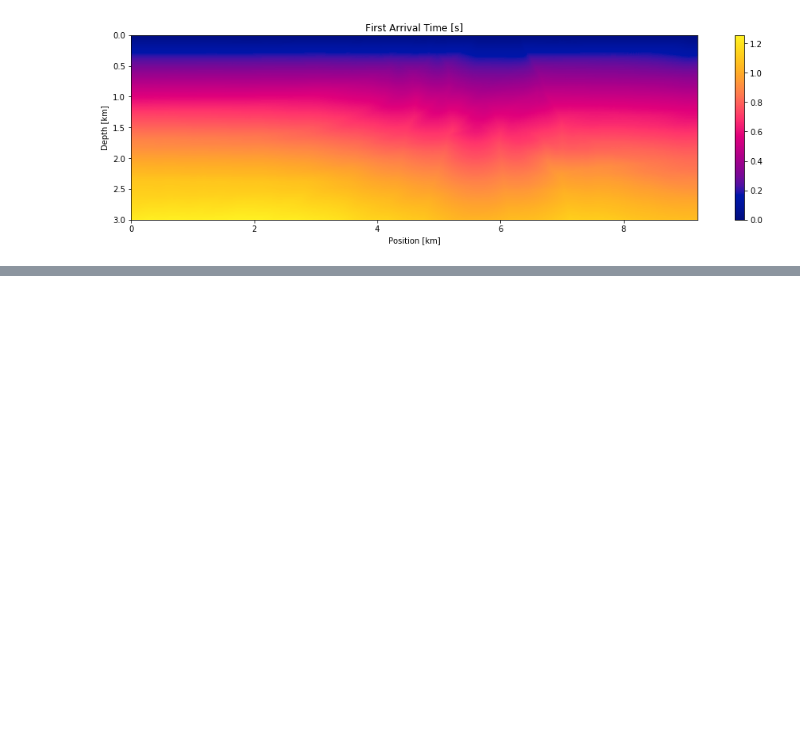
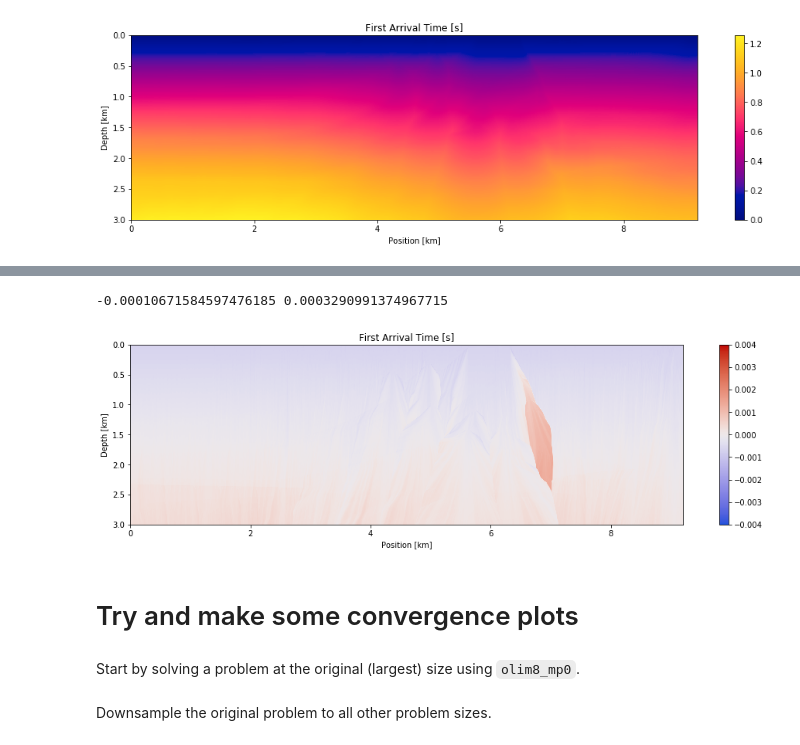
Before and after one commit to sampotter/olim-plots, a Jupyter notebook: marmousi.ipynb, the cells around one changed output, grey strips where cells are left out. Cells and saved outputs as stored; diff of their text form; code cells hidden in the pictures; blank space fills up the shorter version.

```diff
--- a/marmousi.ipynb
+++ b/marmousi.ipynb
@@ -127,0 +204,9 @@ fig.tight_layout()
+# %%
+plot_error(l0, l1, pyolim.Neighborhood.OLIM8, pyolim.Quadrature.MP0, vmax=vmax, vmin=vmin)
+# %% [output]
+-0.00010671584597476185 0.0003290991374967715
+[figure, added]
+# %% [markdown]
+# Try and make some convergence plots
+# %% [markdown]
+Start by solving a problem at the original (largest) size using `olim8_mp0`.
@@ -127,0 +228,2 @@ fig.tight_layout()
+# %% [markdown]
+Downsample the original problem to all other problem sizes.
```
Also changed, not shown: parts of 20 cells of this notebook.
